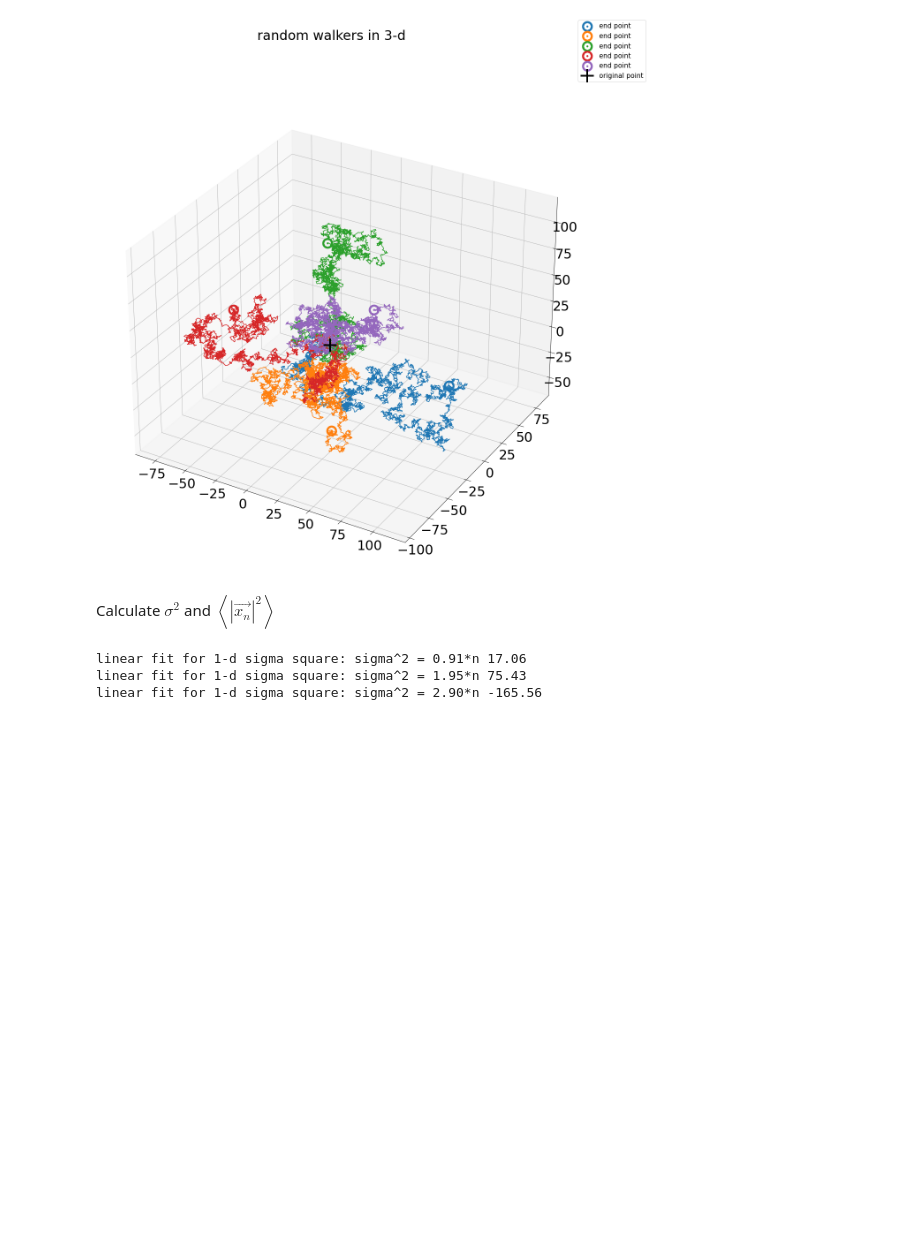
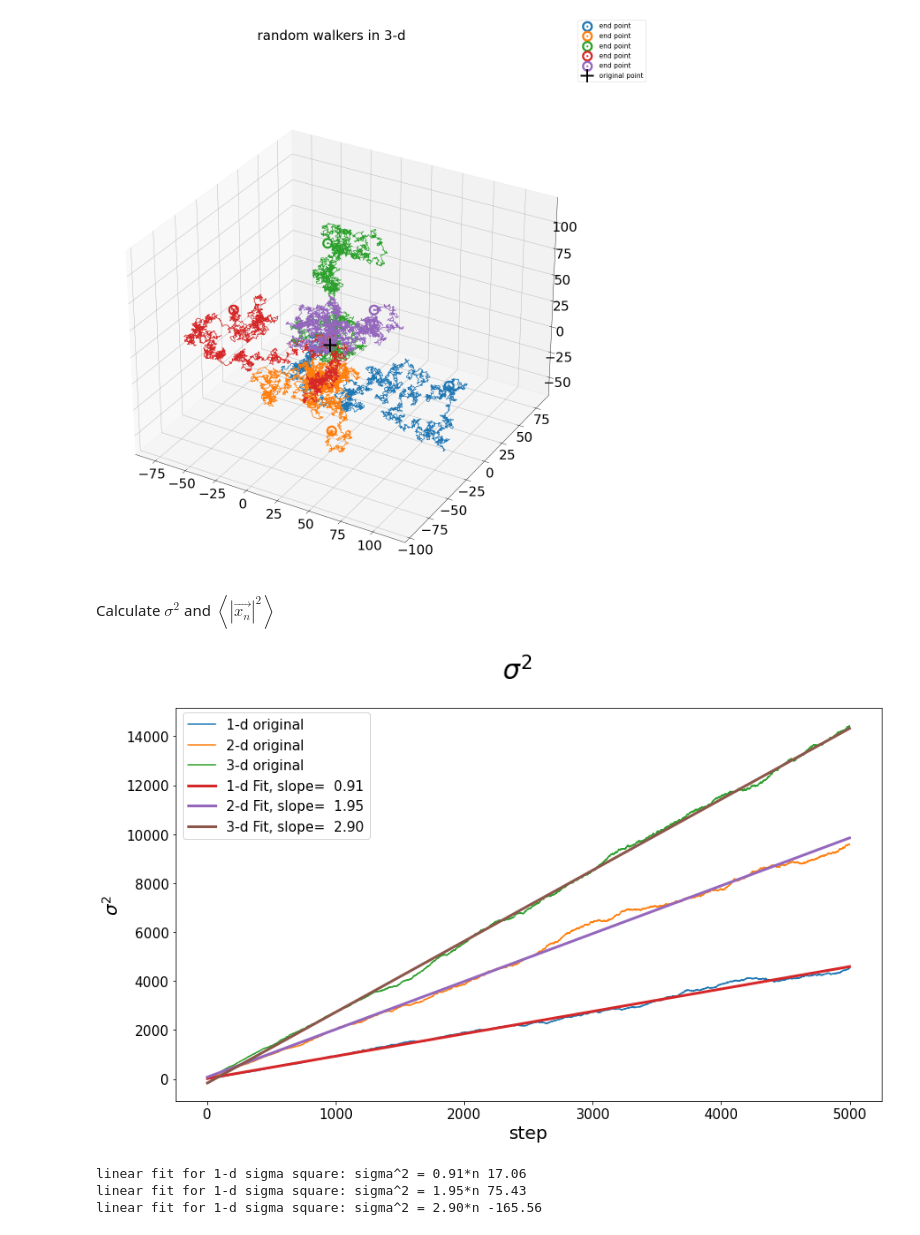
Before and after one commit to ubsuny/tensorflow-probability-CarlatBuffalo, a Jupyter notebook: RandomNumbers/P1_random_walkers.ipynb, the cells around one changed output. Saved outputs shown, nothing was run; the diff lists cells and outputs as text; code cells hidden in the pictures; blank space fills up the shorter version.

```diff
--- a/RandomNumbers/P1_random_walkers.ipynb
+++ b/RandomNumbers/P1_random_walkers.ipynb
@@ -112,6 +113,27 @@ xn2fit_2d = np.polyfit(n,xn2_2d,1)
 sigma2_3d,xn2_3d = sigma2(x3d)
 sigfit_3d = np.polyfit(n,sigma2_3d,1)
 xn2fit_3d = np.polyfit(n,xn2_3d,1)
+# %%
+# plot sigma^2 and its fit
+fig, ax = plt.subplots(1,1,figsize=(14,8))
+
+
+ax.plot(sigma2_1d,label='1-d original')
+ax.plot(sigma2_2d,label='2-d original')
+ax.plot(sigma2_3d,label='3-d original')
+
+ax.plot(sigfit_1d[0]*n+sigfit_1d[1],label='1-d Fit, slope=%6.2f' % sigfit_1d[0],linewidth=3)
+ax.plot(sigfit_2d[0]*n+sigfit_2d[1],label='2-d Fit, slope=%6.2f' % sigfit_2d[0],linewidth=3)
+ax.plot(sigfit_3d[0]*n+sigfit_3d[1],label='3-d Fit, slope=%6.2f' % sigfit_3d[0],linewidth=3)
+
+fig.suptitle(r'$\sigma^2$',fontsize=30)
+fig.legend(loc=(0.11,0.62),fontsize=15)
+ax.tick_params(axis='both',labelsize=15)
+ax.set_xlabel("step",fontsize=20)
+ax.set_ylabel(r"$\sigma^2$",fontsize=20)
+show()
+# %% [output]
+[figure, added]
 # %%
 print('linear fit for 1-d sigma square: sigma^2 = {0:.2f}*n {1:.2f}'.format(sigfit_1d[0],sigfit_1d[1]))
 print('linear fit for 1-d sigma square: sigma^2 = {0:.2f}*n {1:.2f}'.format(sigfit_2d[0],sigfit_2d[1]))
```
Also changed, not shown: parts of 18 cells of this notebook.
